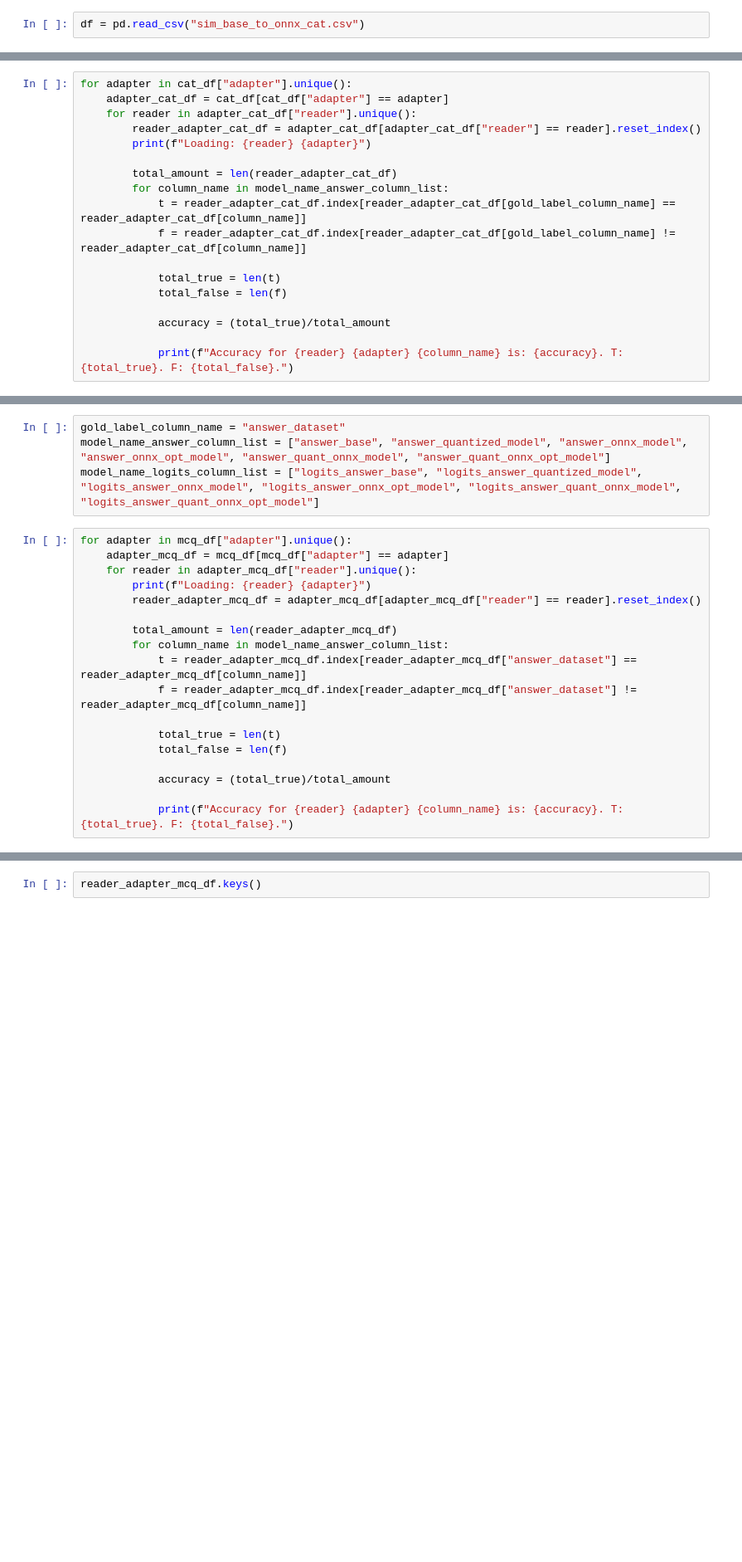
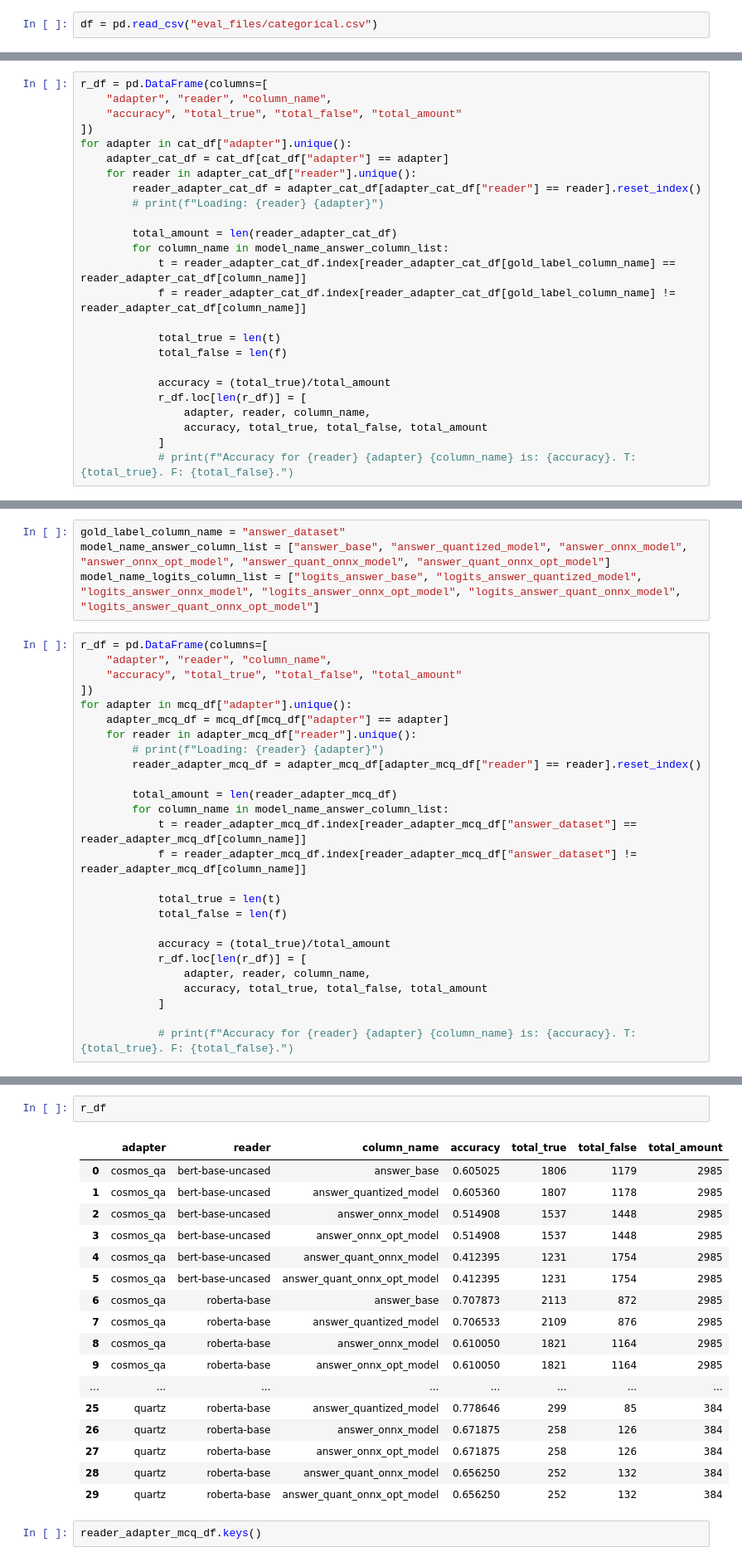
Before and after one commit to michaelkole/dasp_onnx, a Jupyter notebook: eval_results.ipynb, the cells around one changed output, grey strips where cells are left out. Shown at 83% size. Cells and saved outputs as stored; diff of their text form; blank space fills up the shorter version.

```diff
--- a/eval_results.ipynb
+++ b/eval_results.ipynb
@@ -5,7 +5,7 @@ import pandas as pd
 # %% [markdown]
 ### Eval Categorical
 # %%
-df = pd.read_csv("sim_base_to_onnx_cat.csv")
+df = pd.read_csv("eval_files/categorical.csv")
 # %%
 # df.head(5)
 df.keys()
@@ -141,11 +146,15 @@ gold_label_column_name = "answer_base"
 model_name_answer_column_list = ["answer_quantized_model", "answer_onnx_model", "answer_onnx_opt_model", "answer_quant_onnx_model", "answer_quant_onnx_opt_model"]
 model_name_logits_column_list = ["logits_answer_quantized_model", "logits_answer_onnx_model", "logits_answer_onnx_opt_model", "logits_answer_quant_onnx_model", "logits_answer_quant_onnx_opt_model"]
 # %%
+r_df = pd.DataFrame(columns=[
+    "adapter", "reader", "column_name",
+    "accuracy", "total_true", "total_false", "total_amount"
+])
 for adapter in cat_df["adapter"].unique():
     adapter_cat_df = cat_df[cat_df["adapter"] == adapter]
     for reader in adapter_cat_df["reader"].unique():
         reader_adapter_cat_df = adapter_cat_df[adapter_cat_df["reader"] == reader].reset_index()
-        print(f"Loading: {reader} {adapter}")
+        # print(f"Loading: {reader} {adapter}")
 
         total_amount = len(reader_adapter_cat_df)
         for column_name in model_name_answer_column_list:
@@ -156,5 +165,8 @@ for adapter in cat_df["adapter"].unique():
             total_false = len(f)
 
             accuracy = (total_true)/total_amount
-
-            print(f"Accuracy for {reader} {adapter} {column_name} is: {accuracy}. T: {total_true}. F: {total_false}.")
+            r_df.loc[len(r_df)] = [
+                adapter, reader, column_name,
+                accuracy, total_true, total_false, total_amount
+            ]
+            # print(f"Accuracy for {reader} {adapter} {column_name} is: {accuracy}. T: {total_true}. F: {total_false}.")
@@ -234,10 +244,14 @@ gold_label_column_name = "answer_dataset"
 model_name_answer_column_list = ["answer_base", "answer_quantized_model", "answer_onnx_model", "answer_onnx_opt_model", "answer_quant_onnx_model", "answer_quant_onnx_opt_model"]
 model_name_logits_column_list = ["logits_answer_base", "logits_answer_quantized_model", "logits_answer_onnx_model", "logits_answer_onnx_opt_model", "logits_answer_quant_onnx_model", "logits_answer_quant_onnx_opt_model"]
 # %%
+r_df = pd.DataFrame(columns=[
+    "adapter", "reader", "column_name",
+    "accuracy", "total_true", "total_false", "total_amount"
+])
 for adapter in mcq_df["adapter"].unique():
     adapter_mcq_df = mcq_df[mcq_df["adapter"] == adapter]
     for reader in adapter_mcq_df["reader"].unique():
-        print(f"Loading: {reader} {adapter}")
+        # print(f"Loading: {reader} {adapter}")
         reader_adapter_mcq_df = adapter_mcq_df[adapter_mcq_df["reader"] == reader].reset_index()
 
         total_amount = len(reader_adapter_mcq_df)
@@ -249,5 +263,9 @@ for adapter in mcq_df["adapter"].unique():
             total_false = len(f)
 
             accuracy = (total_true)/total_amount
+            r_df.loc[len(r_df)] = [
+                adapter, reader, column_name,
+                accuracy, total_true, total_false, total_amount
+            ]
 
-            print(f"Accuracy for {reader} {adapter} {column_name} is: {accuracy}. T: {total_true}. F: {total_false}.")
+            # print(f"Accuracy for {reader} {adapter} {column_name} is: {accuracy}. T: {total_true}. F: {total_false}.")
@@ -272,3 +272,23 @@ Accuracy for roberta-base quartz answer_quant_onnx_opt_model is: 0.65625. T: 252
+# %%
+r_df
+# %% [output]
+|  | adapter | reader | column_name | accuracy | total_true | total_false | total_amount |
+| 0 | cosmos_qa | bert-base-uncased | answer_base | 0.605025 | 1806 | 1179 | 2985 |
+| 1 | cosmos_qa | bert-base-uncased | answer_quantized_model | 0.605360 | 1807 | 1178 | 2985 |
+| 2 | cosmos_qa | bert-base-uncased | answer_onnx_model | 0.514908 | 1537 | 1448 | 2985 |
+| 3 | cosmos_qa | bert-base-uncased | answer_onnx_opt_model | 0.514908 | 1537 | 1448 | 2985 |
+| 4 | cosmos_qa | bert-base-uncased | answer_quant_onnx_model | 0.412395 | 1231 | 1754 | 2985 |
+| 5 | cosmos_qa | bert-base-uncased | answer_quant_onnx_opt_model | 0.412395 | 1231 | 1754 | 2985 |
+| 6 | cosmos_qa | roberta-base | answer_base | 0.707873 | 2113 | 872 | 2985 |
+| 7 | cosmos_qa | roberta-base | answer_quantized_model | 0.706533 | 2109 | 876 | 2985 |
+| 8 | cosmos_qa | roberta-base | answer_onnx_model | 0.610050 | 1821 | 1164 | 2985 |
+| 9 | cosmos_qa | roberta-base | answer_onnx_opt_model | 0.610050 | 1821 | 1164 | 2985 |
+| ... | ... | ... | ... | ... | ... | ... | ... |
+| 25 | quartz | roberta-base | answer_quantized_model | 0.778646 | 299 | 85 | 384 |
+| 26 | quartz | roberta-base | answer_onnx_model | 0.671875 | 258 | 126 | 384 |
+| 27 | quartz | roberta-base | answer_onnx_opt_model | 0.671875 | 258 | 126 | 384 |
+| 28 | quartz | roberta-base | answer_quant_onnx_model | 0.656250 | 252 | 132 | 384 |
+| 29 | quartz | roberta-base | answer_quant_onnx_opt_model | 0.656250 | 252 | 132 | 384 |
 # %%
 reader_adapter_mcq_df.keys()
 # %% [output]
```
Also changed, not shown: parts of 7 cells of this notebook, 10 other files.
